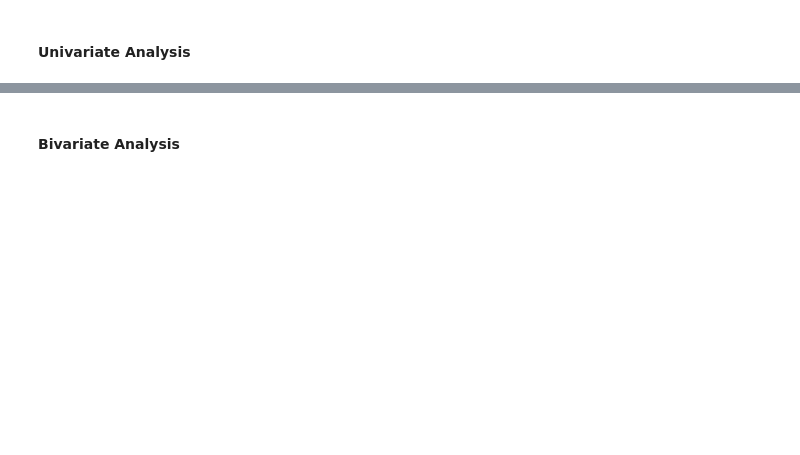
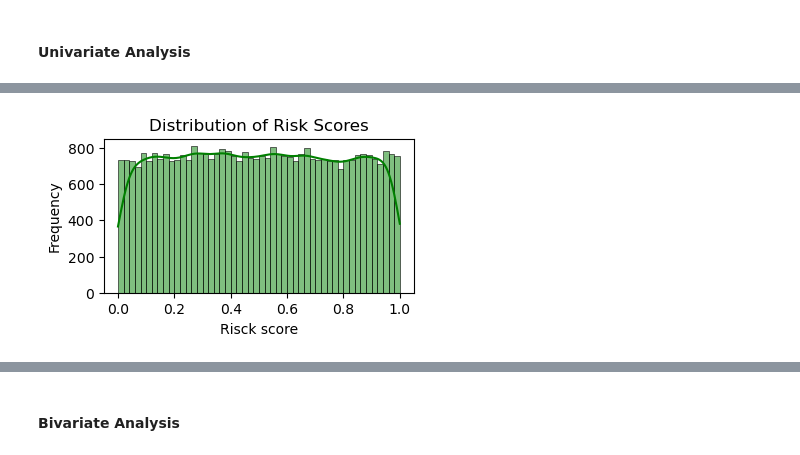
Before and after one commit to Arishiine/Fraud-Detection, a Jupyter notebook: Fraud Detection Project.ipynb, the cells around one changed output, grey strips where cells are left out. Cells and saved outputs as stored; diff of their text form; code cells hidden in the pictures; blank space fills up the shorter version.

```diff
--- a/Fraud Detection Project.ipynb
+++ b/Fraud Detection Project.ipynb
@@ -134,2 +171,12 @@ plt.show()
+# %%
+#PLot of distribution of Risk score
+plt.figure(figsize=(4,2))
+sns.histplot(data['Risk_Score'],bins=50,kde=True,color='green')
+plt.title('Distribution of Risk Scores')
+plt.xlabel('Risck score')
+plt.ylabel('Frequency')
+plt.show()
+# %% [output]
+[figure, added]
 # %% [markdown]
 **Findings**
```
Also changed, not shown: parts of 32 cells of this notebook, 1 other file.
